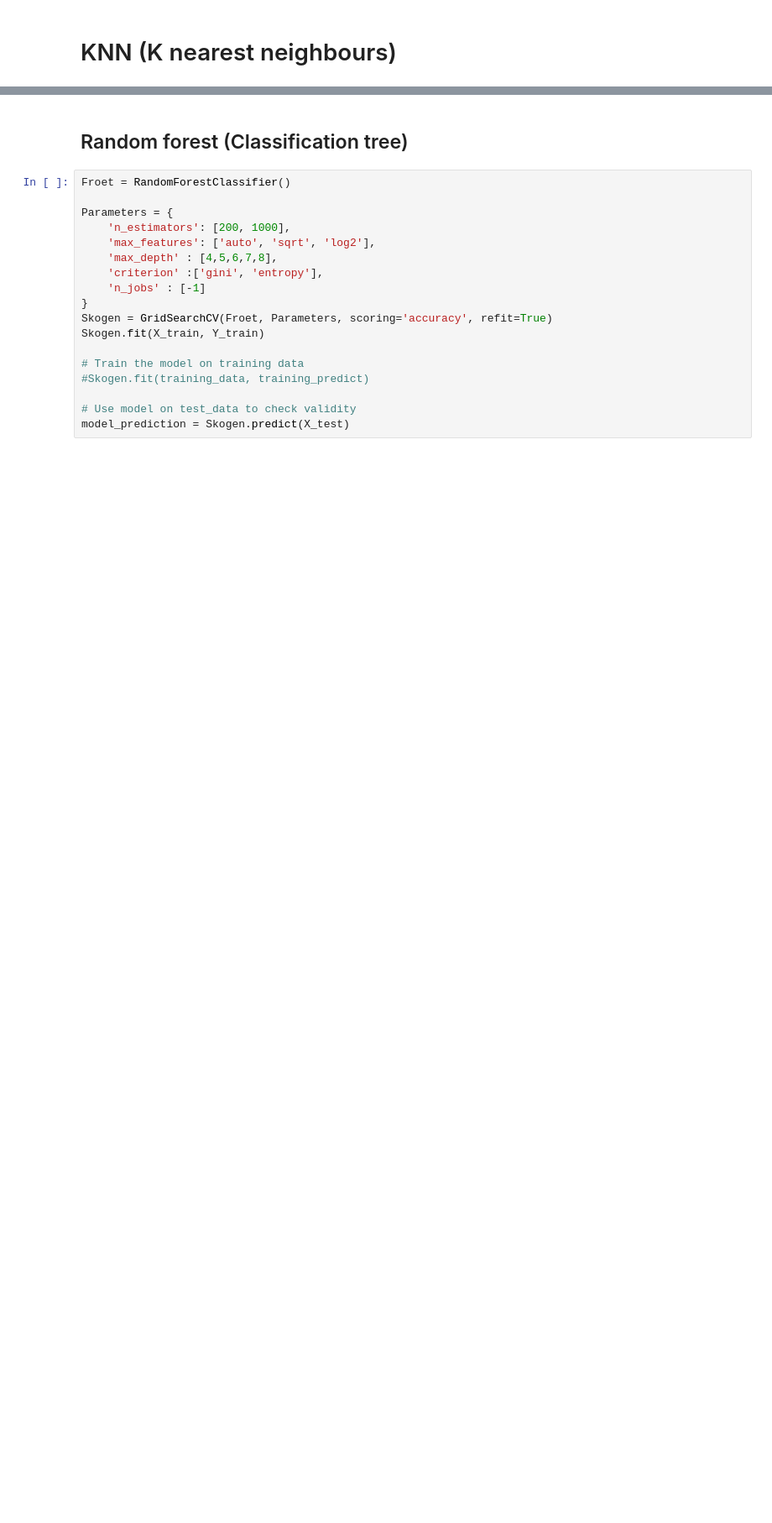
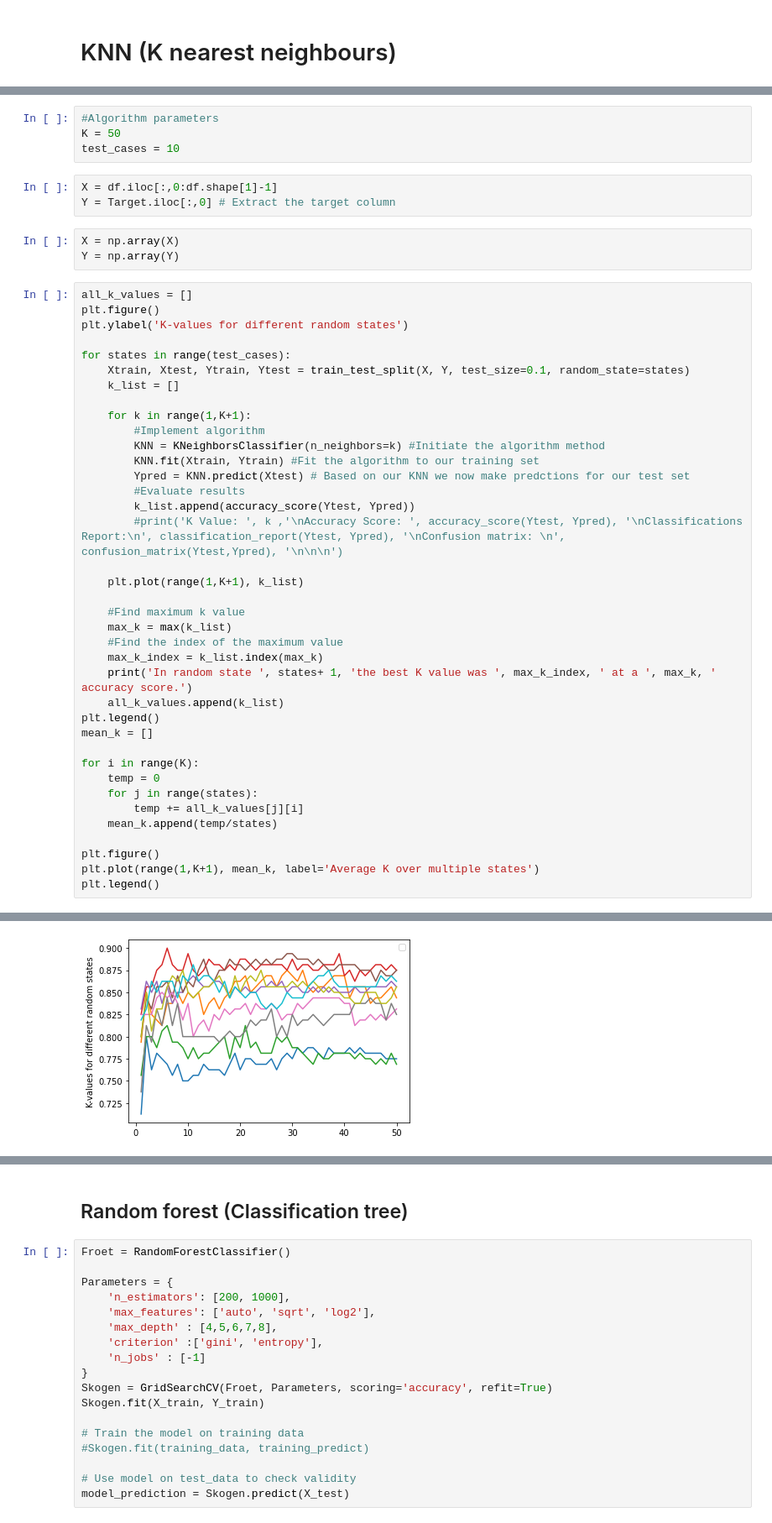
Before and after one commit to anbl9574/SML-project, a Jupyter notebook: Main.ipynb, the cells around one changed output, grey strips where cells are left out. Shown at 84% size. Drawn from its saved outputs; the diff is of its cells as text; blank space fills up the shorter version.

```diff
--- a/Main.ipynb
+++ b/Main.ipynb
@@ -224,0 +234,49 @@ weighted avg       0.76      0.47      0.45       160
+# %%
+#Algorithm parameters
+K = 50
+test_cases = 10
+# %%
+X = df.iloc[:,0:df.shape[1]-1]
+Y = Target.iloc[:,0] # Extract the target column
+# %%
+X = np.array(X)
+Y = np.array(Y)
+# %%
+all_k_values = []
+plt.figure()
+plt.ylabel('K-values for different random states')
+
+for states in range(test_cases):
+    Xtrain, Xtest, Ytrain, Ytest = train_test_split(X, Y, test_size=0.1, random_state=states)
+    k_list = []
+
+    for k in range(1,K+1):
+        #Implement algorithm
+        KNN = KNeighborsClassifier(n_neighbors=k) #Initiate the algorithm method
+        KNN.fit(Xtrain, Ytrain) #Fit the algorithm to our training set
+        Ypred = KNN.predict(Xtest) # Based on our KNN we now make predctions for our test set
+        #Evaluate results
+        k_list.append(accuracy_score(Ytest, Ypred))
+        #print('K Value: ', k ,'\nAccuracy Score: ', accuracy_score(Ytest, Ypred), '\nClassifications Report:\n', classification_report(Ytest, Ypred), '\nConfusion matrix: \n', confusion_matrix(Ytest,Ypred), '\n\n\n')
+
+    plt.plot(range(1,K+1), k_list)
+
+    #Find maximum k value
+    max_k = max(k_list)
+    #Find the index of the maximum value
+    max_k_index = k_list.index(max_k)
+    print('In random state ', states+ 1, 'the best K value was ', max_k_index, ' at a ', max_k, ' accuracy score.')
+    all_k_values.append(k_list)
+plt.legend()
+mean_k = []
+
+for i in range(K):
+    temp = 0
+    for j in range(states):
+        temp += all_k_values[j][i]
+    mean_k.append(temp/states)
+
+plt.figure()
+plt.plot(range(1,K+1), mean_k, label='Average K over multiple states')
+plt.legend()
+# %% [output]
@@ -224,0 +295 @@ weighted avg       0.76      0.47      0.45       160
+[figure, added]
```
Also changed, not shown: parts of 36 cells of this notebook.
